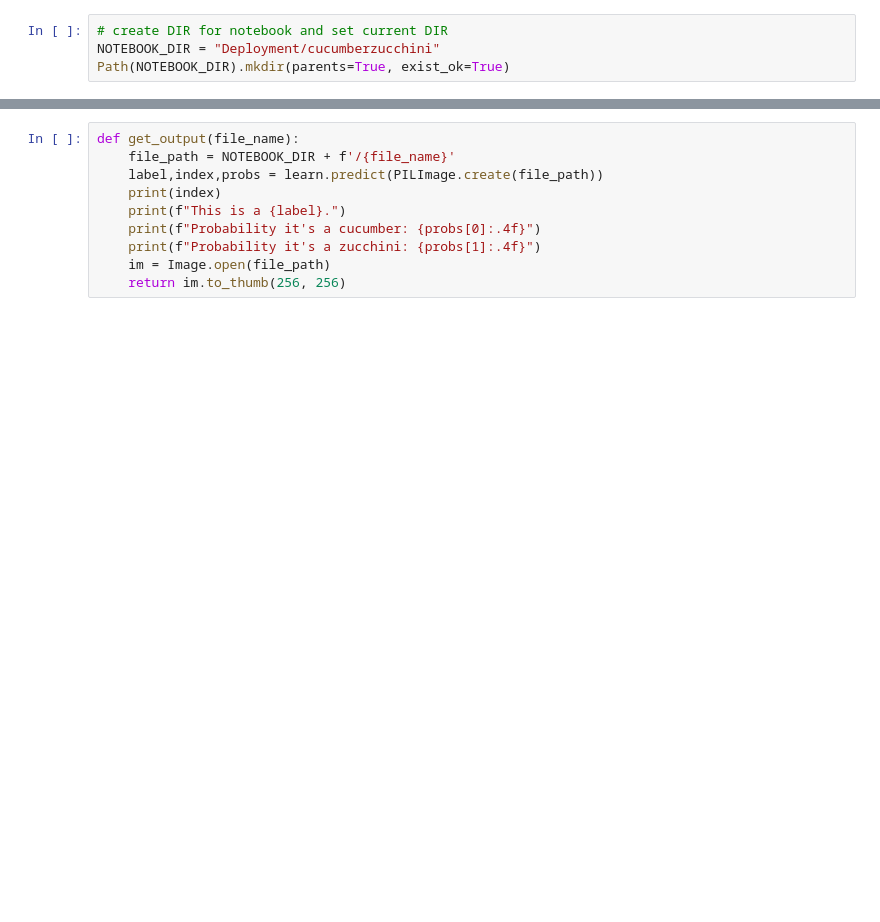
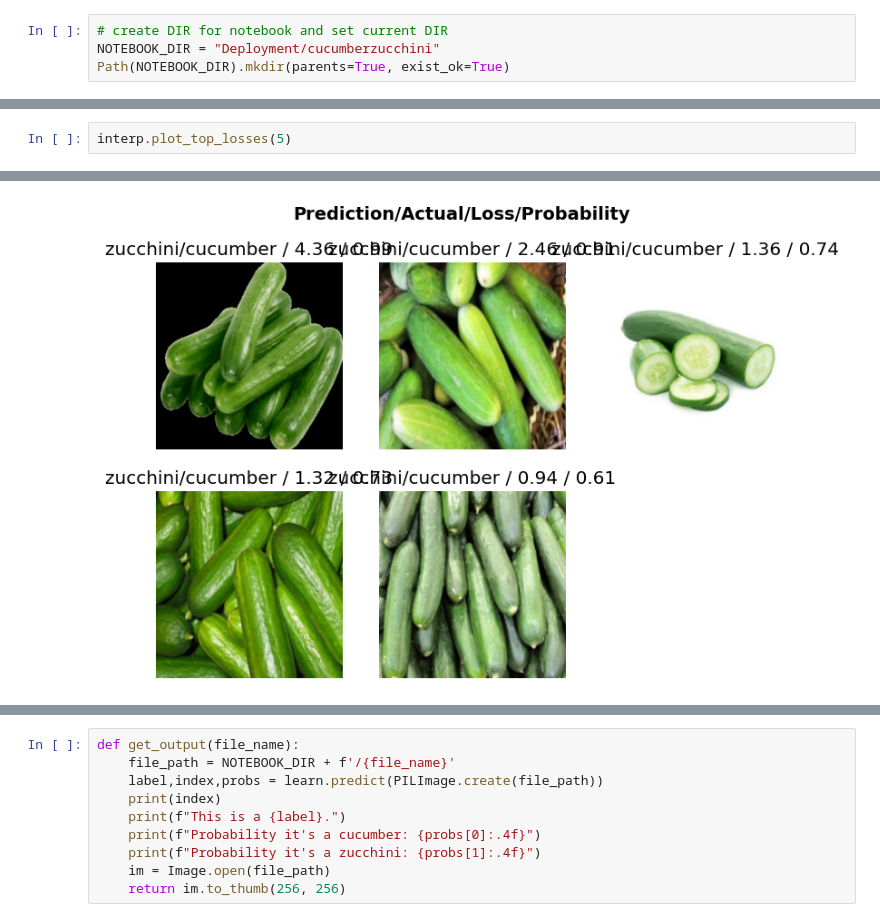
Before and after one commit to sachinrcz/deeplearning, a Jupyter notebook: Cucumber or Zucchini.ipynb, the cells around one changed output, grey strips where cells are left out. Drawn from its saved outputs; the diff is of its cells as text; blank space fills up the shorter version.

```diff
--- a/Cucumber or Zucchini.ipynb
+++ b/Cucumber or Zucchini.ipynb
@@ -106,0 +121,3 @@ learn.fine_tune(3)
+# %%
+interp.plot_top_losses(5)
+# %% [output]
@@ -106,0 +125 @@ learn.fine_tune(3)
+[figure, added]
```
Also changed, not shown: parts of 17 cells of this notebook, 1 other file.
